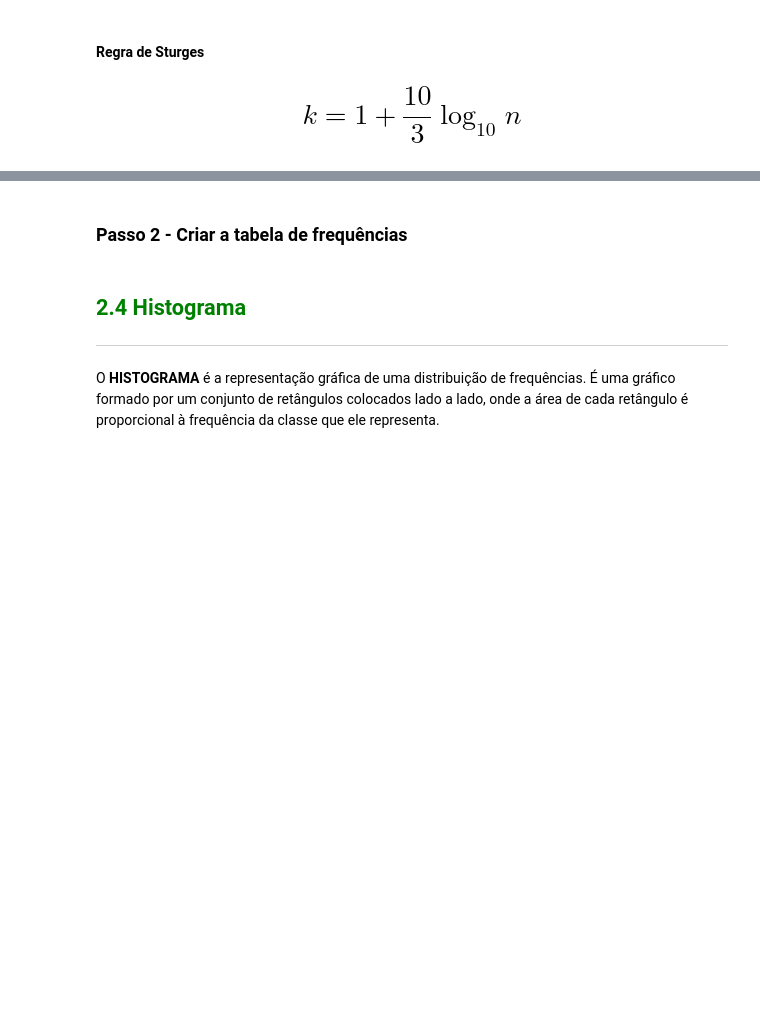
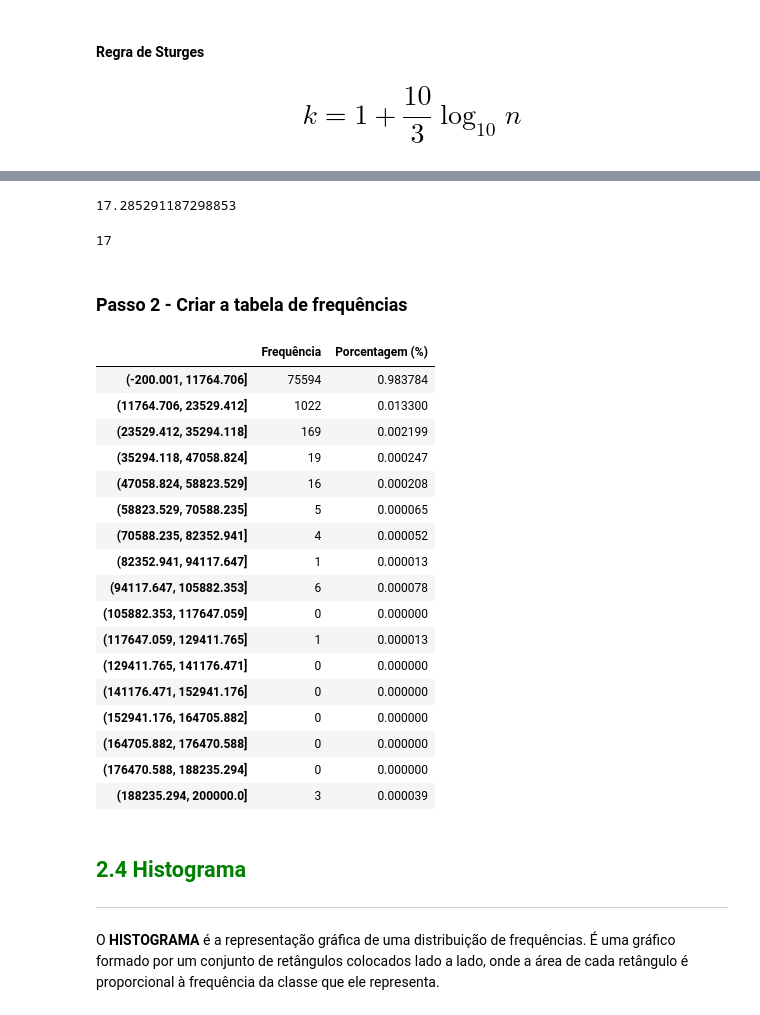
Before and after one commit to RaphaelfsOliveira/estatistica-com-python, a Jupyter notebook: Curso de Estatística/Curso_de_Estatística_Parte_1.ipynb, the cells around one changed output, grey strips where cells are left out. Saved outputs shown, nothing was run; the diff lists cells and outputs as text; code cells hidden in the pictures; blank space fills up the shorter version.

```diff
--- a/Curso de Estatística/Curso_de_Estatística_Parte_1.ipynb
+++ b/Curso de Estatística/Curso_de_Estatística_Parte_1.ipynb
@@ -439,5 +455,45 @@ http://www.numpy.org/
+# %%
+k
+# %% [output]
+17.285291187298853
+# %%
+k_int = int(k.round(0))
+k_int
+# %% [output]
+17
 # %% [markdown]
 ### Passo 2 - Criar a tabela de frequências
+# %%
+df_cut = pd.cut(
+    x=df['Renda'],
+    bins=17,
+    include_lowest=True,
+)
+freq = pd.value_counts(df_cut, sort=False)
+# %%
+percent = pd.value_counts(df_cut, normalize=True)
+# %%
+df_freq_quantitativas_amplitude_fixa = pd.DataFrame({'Frequência': freq, 'Porcentagem (%)': percent})
+df_freq_quantitativas_amplitude_fixa
+# %% [output]
+|  | Frequência | Porcentagem (%) |
+| (-200.001, 11764.706] | 75594 | 0.983784 |
+| (11764.706, 23529.412] | 1022 | 0.013300 |
+| (23529.412, 35294.118] | 169 | 0.002199 |
+| (35294.118, 47058.824] | 19 | 0.000247 |
+| (47058.824, 58823.529] | 16 | 0.000208 |
+| (58823.529, 70588.235] | 5 | 0.000065 |
+| (70588.235, 82352.941] | 4 | 0.000052 |
+| (82352.941, 94117.647] | 1 | 0.000013 |
+| (94117.647, 105882.353] | 6 | 0.000078 |
+| (105882.353, 117647.059] | 0 | 0.000000 |
+| (117647.059, 129411.765] | 1 | 0.000013 |
+| (129411.765, 141176.471] | 0 | 0.000000 |
+| (141176.471, 152941.176] | 0 | 0.000000 |
+| (152941.176, 164705.882] | 0 | 0.000000 |
+| (164705.882, 176470.588] | 0 | 0.000000 |
+| (176470.588, 188235.294] | 0 | 0.000000 |
+| (188235.294, 200000.0] | 3 | 0.000039 |
 # %% [markdown]
 ## <font color=green>2.4 Histograma</font>
 ***
```
Also changed, not shown: parts of 7 cells of this notebook.
